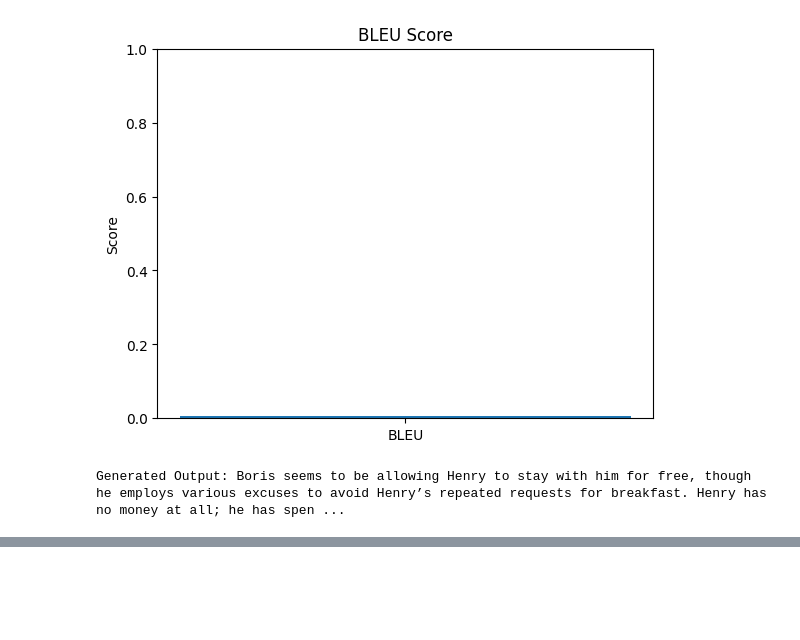
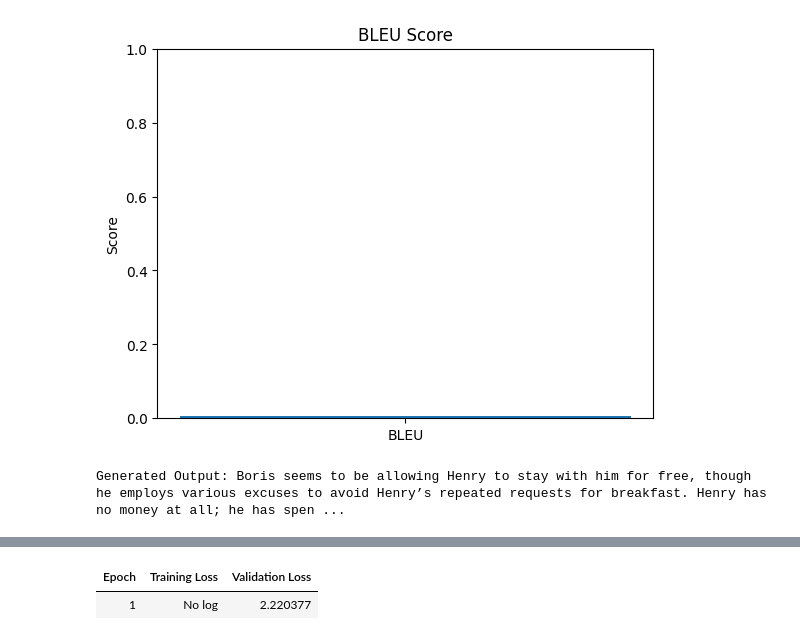
Before and after one commit to valentinvale/WhatDidTheAuthorTryToSay--LinguisticsProject, a Jupyter notebook: TextAnalysis.ipynb, the cells around one changed output, grey strips where cells are left out. Saved outputs shown, nothing was run; the diff lists cells and outputs as text; code cells hidden in the pictures; blank space fills up the shorter version.

```diff
--- a/TextAnalysis.ipynb
+++ b/TextAnalysis.ipynb
@@ -616,0 +1329,79 @@ Generated Output: Boris seems to be allowing Henry to stay with him for free, th
+# %%
+import pandas as pd
+from sklearn.model_selection import train_test_split
+from datasets import Dataset
+from transformers import GPT2LMHeadModel, GPT2Tokenizer, Trainer, TrainingArguments
+
+# Step 1: Load and Preprocess Dataset
+data_path = "fine_tuning_data.csv"
+data = pd.read_csv(data_path)
+data.columns = ["Input", "Output"]
+
+# Combine Input and Output without prefixes
+data["formatted"] = data["Input"] + "\n" + data["Output"]
+
+# Convert to Hugging Face Dataset
+hf_dataset = Dataset.from_pandas(data)
+train_test_split = hf_dataset.train_test_split(test_size=0.1)
+train_dataset = train_test_split["train"]
+test_dataset = train_test_split["test"]
+
+# Step 2: Tokenizer
+model_name = "gpt2"
+tokenizer = GPT2Tokenizer.from_pretrained(model_name)
+tokenizer.pad_token = tokenizer.eos_token  # Set EOS token as pad token
+
+def preprocess_function(examples):
+    inputs = tokenizer(
+        examples["formatted"],
+        truncation=True,
+        padding="max_length",
+        max_length=256,  # Reduce sequence length to speed up training
+    )
+    inputs["labels"] = inputs["input_ids"].copy()  # For causal language modeling, labels = input IDs
+    return inputs
+
+# Tokenize the datasets
+tokenized_train = train_dataset.map(preprocess_function, batched=True, remove_columns=["Input", "Output", "formatted"])
+tokenized_test = test_dataset.map(preprocess_function, batched=True, remove_columns=["Input", "Output", "formatted"])
+
+# Step 3: Model
+model = GPT2LMHeadModel.from_pretrained(model_name)
+model.resize_token_embeddings(len(tokenizer))
+
+# Step 4: Training Arguments
+training_args = TrainingArguments(
+    output_dir="./gpt2_analysis",
+    evaluation_strategy="epoch",
+    save_strategy="epoch",
+    learning_rate=5e-5,
+    per_device_train_batch_size=16,  # Increase batch size (adjust based on GPU memory)
+    per_device_eval_batch_size=16,
+    gradient_accumulation_steps=2,  # Reduce accumulation steps
+    num_train_epochs=2,  # Reduce epochs to save time
+    weight_decay=0.01,
+    save_total_limit=2,
+    logging_dir="./logs",
+    logging_steps=500,
+    load_best_model_at_end=True,
+    save_steps=500,
+    fp16=True,  # Enable mixed precision training for faster computation
+    dataloader_num_workers=4,  # Use multiple workers for data loading
+)
+
+# Step 5: Trainer
+trainer = Trainer(
+    model=model,
+    args=training_args,
+    train_dataset=tokenized_train,
+    eval_dataset=tokenized_test,
+    tokenizer=tokenizer,
+)
+
+# Step 6: Train the Model
+trainer.train()
+
+# Save the model and tokenizer
+model.save_pretrained("./fine_tuned_gpt2")
+tokenizer.save_pretrained("./fine_tuned_gpt2_tokenizer")
+# %% [output]
@@ -616,0 +1410,2 @@ Generated Output: Boris seems to be allowing Henry to stay with him for free, th
+| Epoch | Training Loss | Validation Loss |
+| 1 | No log | 2.220377 |
```
Also changed, not shown: parts of 30 cells of this notebook, 5 other files.
